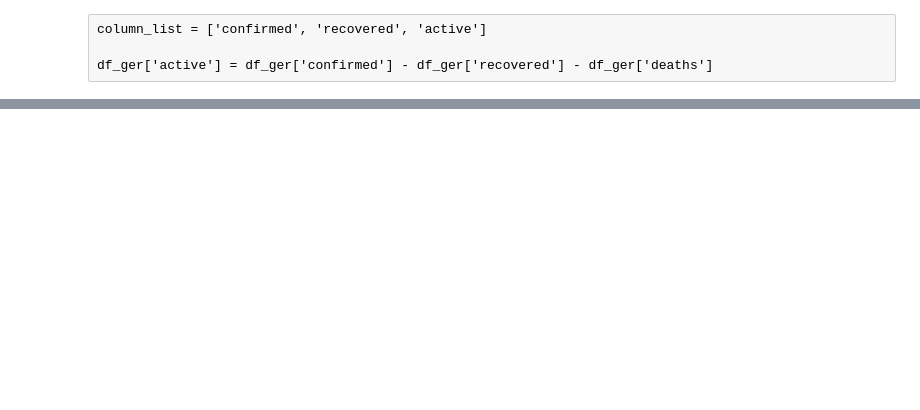
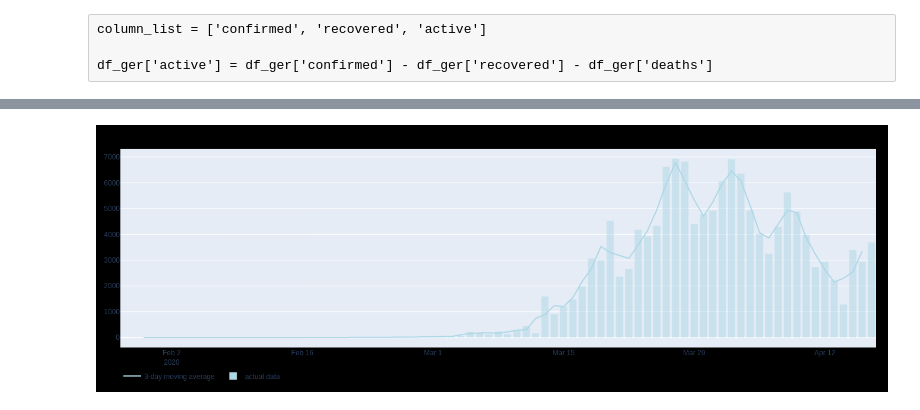
Before and after one commit to dominikburger/covid-19-dashboard, a Jupyter notebook: notebooks/moving_average.ipynb, the cells around one changed output, grey strips where cells are left out. Drawn from its saved outputs; the diff is of its cells as text; code cells hidden in the pictures; blank space fills up the shorter version.

Commit message:
Change figure composition for moving average graph

```diff
--- a/notebooks/moving_average.ipynb
+++ b/notebooks/moving_average.ipynb
@@ -66,41 +82,37 @@ parser.country.head()
 # %%
 import plotly.graph_objects as go
 import numpy as np
-
-fig = go.Figure()
-
-fig.update_layout(
-    dict(
-        width=800,
-        height=450,
-        legend_orientation='h',
-        paper_bgcolor='rgba(0, 0, 0, 1)',
-        margin=dict(t=20,l=20,r=20,b=20)
-    )
-)
 
 scatter_trace = go.Scatter(
     name='3-day moving average',
     x=parser.country.index,
     y=parser.country['confirmed_delta_moving_avg'],
     marker_color='lightblue',
     hoverinfo='skip'
 )
-
-
 
 bar_trace = go.Bar(
     name='actual data',
     x=parser.country.index,
     y=parser.country['confirmed_delta'],
     hoverinfo='y',
     marker=dict(
         color='lightblue',
         opacity=0.5,
     )
 )
 
-fig.add_trace(scatter_trace)
-fig.add_trace(bar_trace)
+traces = [scatter_trace, bar_trace]
 
+layout = go.Layout(
+    width=800,
+    height=450,
+    legend_orientation='h',
+    paper_bgcolor='rgba(0, 0, 0, 1)',
+    margin=dict(t=40,l=20,r=20,b=20)
+)
+
+fig = go.Figure(data=traces, layout=layout)
 fig.show()
+# %% [output]
+[figure, added]
```
Also changed, not shown: parts of 2 cells of this notebook.
